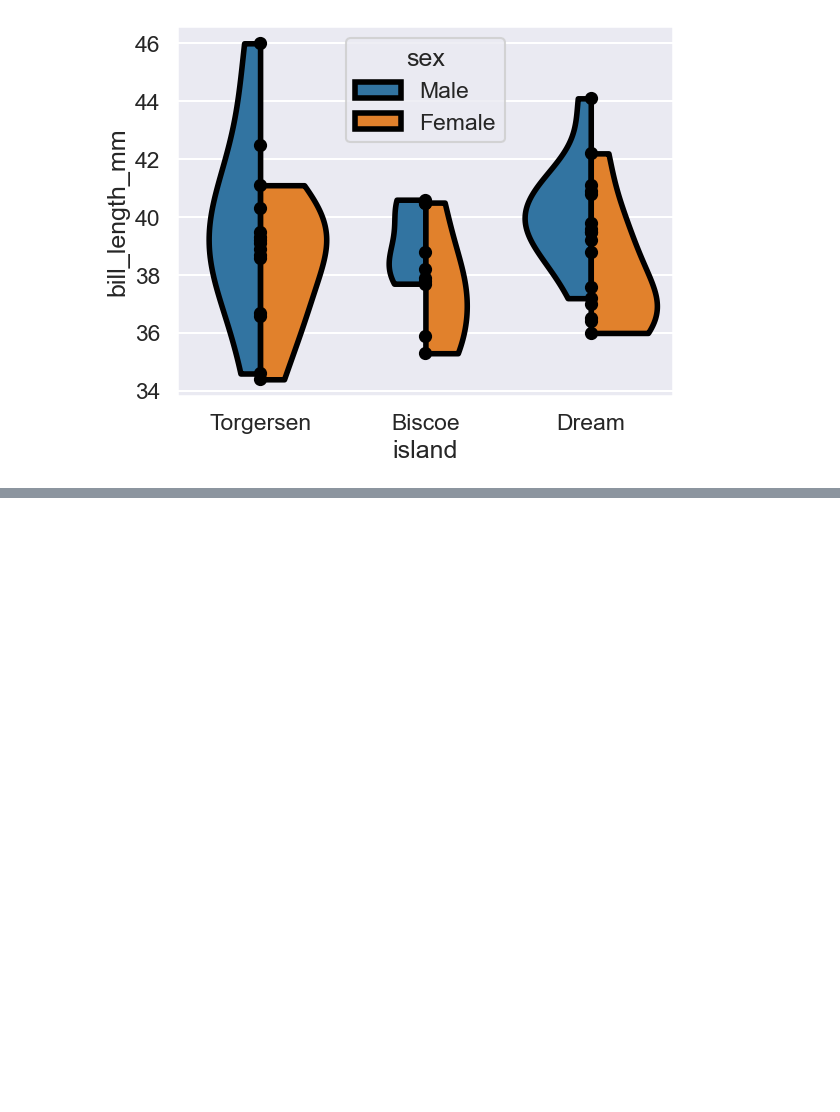
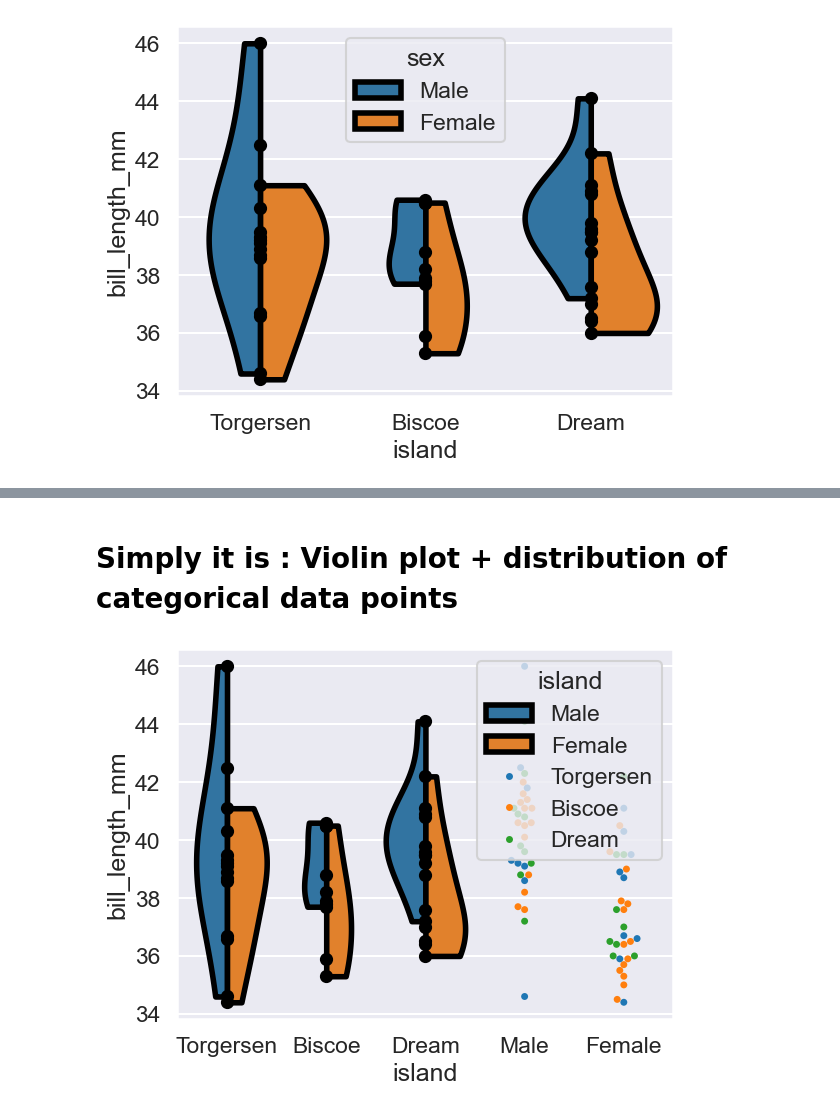
Before and after one commit to Geeky-Rajiv27/Seaborn_learnings, a Jupyter notebook: 11-ViolinPlot.ipynb, the cells around one changed output, grey strips where cells are left out. Drawn from its saved outputs; the diff is of its cells as text; code cells hidden in the pictures; blank space fills up the shorter version.

Commit message:
adding swarmplot

```diff
--- a/11-ViolinPlot.ipynb
+++ b/11-ViolinPlot.ipynb
@@ -77,0 +87,32 @@ The `scale` parameter has been renamed and will be removed in v0.15.0. Pass `den
+# %% [markdown]
+#   Simply it is : Violin plot + distribution of categorical data points
+# %%
+dataset = sns.load_dataset('penguins')
+dataset
+smallset = dataset.iloc[0:70]
+# %%
+sns.set_style('darkgrid')
+sns.set_context('talk')
+sns.violinplot(
+    smallds,
+    x='island',
+    y='bill_length_mm',
+    hue='sex',
+    split=True,
+    inner='point',
+    linecolor='black',
+    linewidth=4,
+    bw_adjust=1,
+    cut=0,
+    density_norm='count',
+    orient='v'
+    )
+sns.swarmplot(
+    smallset,
+    x='sex',
+    y='bill_length_mm',
+    hue='island'
+    )
+plt.show()
+# %% [output]
+[figure, added]
```
Also changed, not shown: parts of 6 cells of this notebook, 1 other file.
